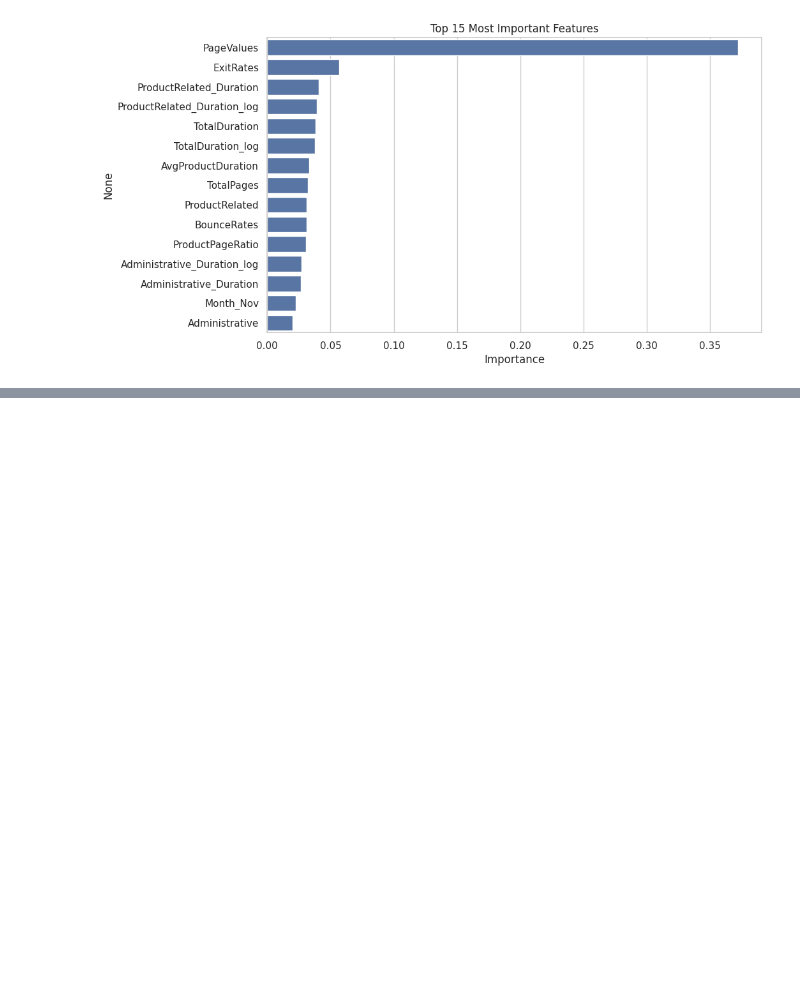
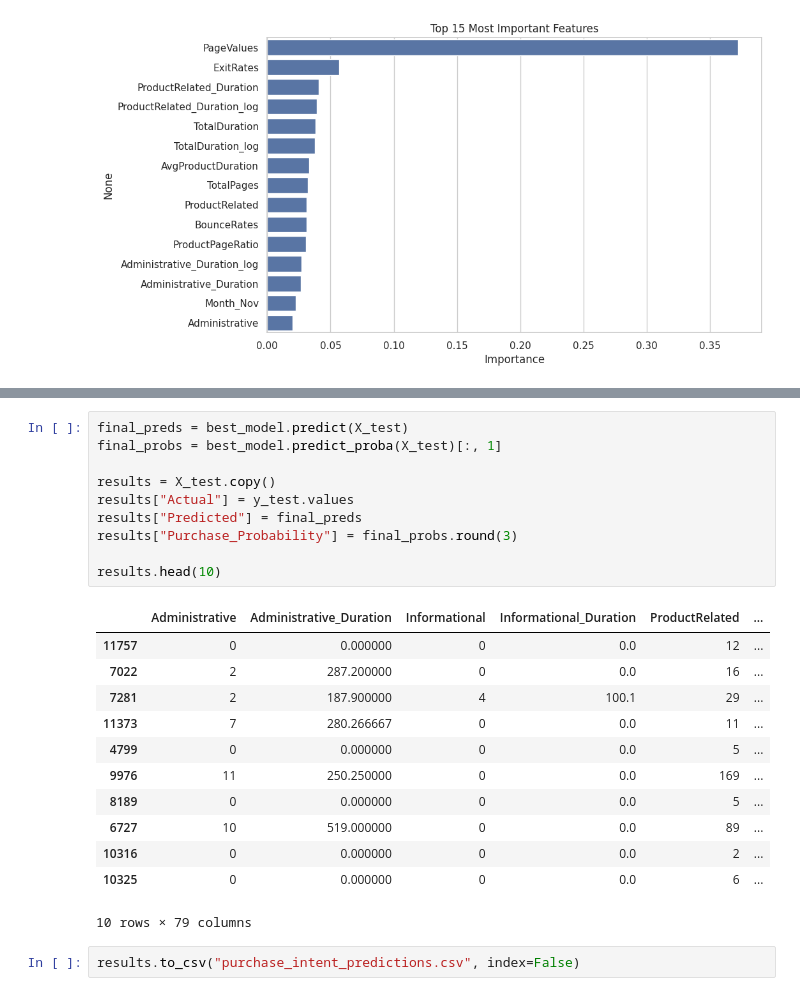
Before and after one commit to hetalsharmaaa/perzonix, a Jupyter notebook: shoppersintent.ipynb, the cells around one changed output, grey strips where cells are left out. Cells and saved outputs as stored; diff of their text form; blank space fills up the shorter version.

Commit message:
prediction generated successfully

```diff
--- a/shoppersintent.ipynb
+++ b/shoppersintent.ipynb
@@ -379,0 +405,25 @@ plt.show()
+# %%
+final_preds = best_model.predict(X_test)
+final_probs = best_model.predict_proba(X_test)[:, 1]
+
+results = X_test.copy()
+results["Actual"] = y_test.values
+results["Predicted"] = final_preds
+results["Purchase_Probability"] = final_probs.round(3)
+
+results.head(10)
+# %% [output]
+|  | Administrative | Administrative_Duration | Informational | Informational_Duration | ProductRelated | ... |
+| 11757 | 0 | 0.000000 | 0 | 0.0 | 12 | ... |
+| 7022 | 2 | 287.200000 | 0 | 0.0 | 16 | ... |
+| 7281 | 2 | 187.900000 | 4 | 100.1 | 29 | ... |
+| 11373 | 7 | 280.266667 | 0 | 0.0 | 11 | ... |
+| 4799 | 0 | 0.000000 | 0 | 0.0 | 5 | ... |
+| 9976 | 11 | 250.250000 | 0 | 0.0 | 169 | ... |
+| 8189 | 0 | 0.000000 | 0 | 0.0 | 5 | ... |
+| 6727 | 10 | 519.000000 | 0 | 0.0 | 89 | ... |
+| 10316 | 0 | 0.000000 | 0 | 0.0 | 2 | ... |
+| 10325 | 0 | 0.000000 | 0 | 0.0 | 6 | ... |
+10 rows × 79 columns
+# %%
+results.to_csv("purchase_intent_predictions.csv", index=False)
```
Also changed, not shown: parts of 3 cells of this notebook.
